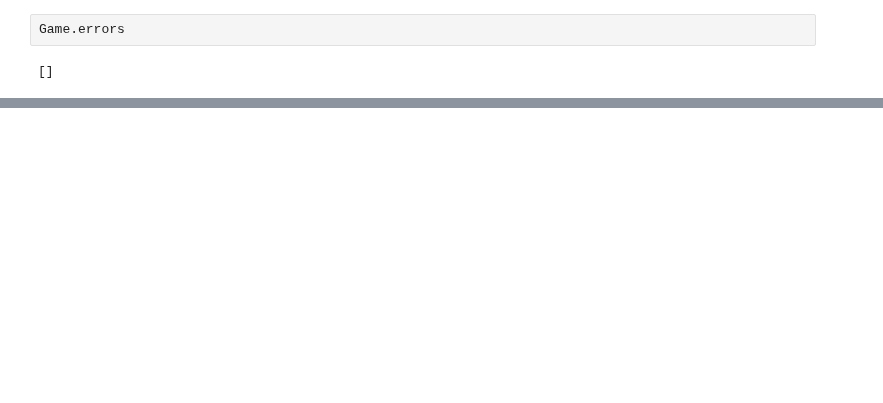
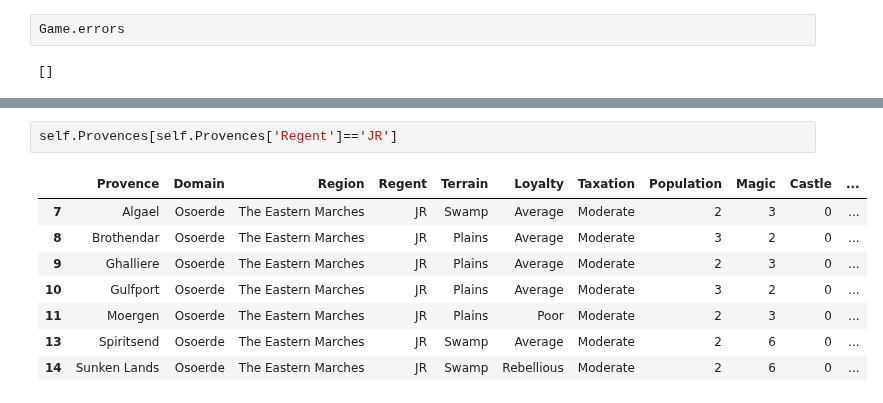
Before and after one commit to NeverForged/Regency, a Jupyter notebook: Code Testing.ipynb, the cells around one changed output, grey strips where cells are left out. Saved outputs shown, nothing was run; the diff lists cells and outputs as text; blank space fills up the shorter version.

```diff
--- a/Code Testing.ipynb
+++ b/Code Testing.ipynb
@@ -112,0 +64,11 @@ Game.errors
+# %%
+self.Provences[self.Provences['Regent']=='JR']
+# %% [output]
+|  | Provence | Domain | Region | Regent | Terrain | Loyalty | Taxation | Population | Magic | Castle | ... |
+| 7 | Algael | Osoerde | The Eastern Marches | JR | Swamp | Average | Moderate | 2 | 3 | 0 | ... |
+| 8 | Brothendar | Osoerde | The Eastern Marches | JR | Plains | Average | Moderate | 3 | 2 | 0 | ... |
+| 9 | Ghalliere | Osoerde | The Eastern Marches | JR | Plains | Average | Moderate | 2 | 3 | 0 | ... |
+| 10 | Gulfport | Osoerde | The Eastern Marches | JR | Plains | Average | Moderate | 3 | 2 | 0 | ... |
+| 11 | Moergen | Osoerde | The Eastern Marches | JR | Plains | Poor | Moderate | 2 | 3 | 0 | ... |
+| 13 | Spiritsend | Osoerde | The Eastern Marches | JR | Swamp | Average | Moderate | 2 | 6 | 0 | ... |
+| 14 | Sunken Lands | Osoerde | The Eastern Marches | JR | Swamp | Rebellious | Moderate | 2 | 6 | 0 | ... |
```
Also changed, not shown: parts of 15 cells of this notebook, 4 other files.
